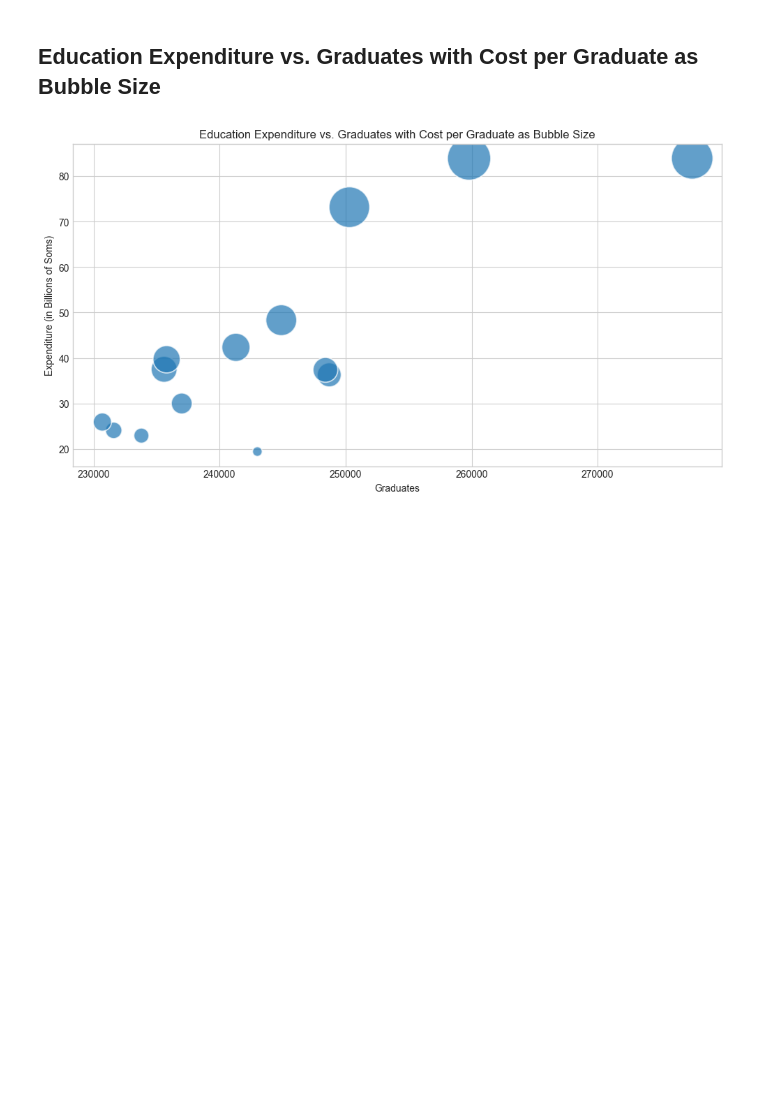
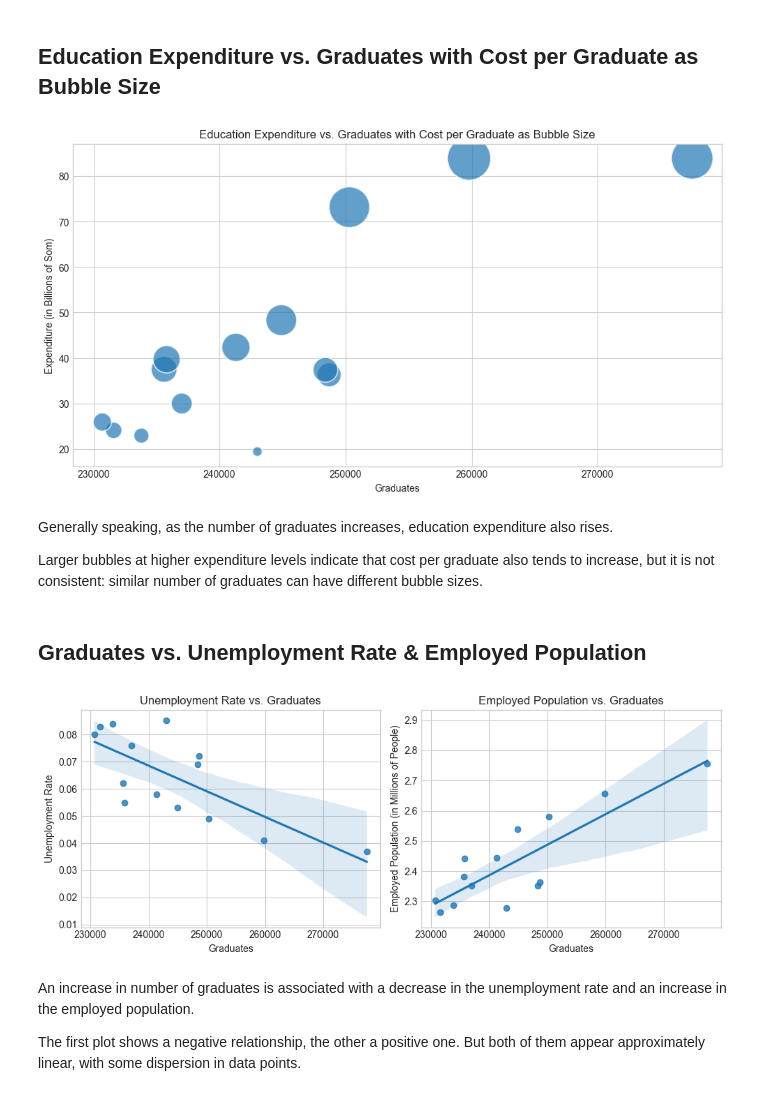
Before and after one commit to rus5sp/DAV-Project, a Jupyter notebook: eda.ipynb, the cells around one changed output. Cells and saved outputs as stored; diff of their text form; code cells hidden in the pictures; blank space fills up the shorter version.

```diff
--- a/eda.ipynb
+++ b/eda.ipynb
@@ -292,3 +311,32 @@ plt.ylabel('Expenditure (in Billions of Soms)')
 plt.show()
 # %% [output]
 [figure]
+# %% [markdown]
+Generally speaking, as the number of graduates increases, education expenditure also rises.
+
+Larger bubbles at higher expenditure levels indicate that cost per graduate also tends to increase, but it is not consistent: similar number of graduates can have different bubble sizes.
+# %% [markdown]
+## Graduates vs. Unemployment Rate & Employed Population
+# %%
+plt.figure(figsize=(10, 4))
+
+plt.subplot(1, 2, 1)
+sns.regplot(x=df['grad_total'], y=df['unemployment_rate'])
+plt.title('Unemployment Rate vs. Graduates')
+plt.xlabel('Graduates')
+plt.ylabel('Unemployment Rate')
+
+plt.subplot(1, 2, 2)
+sns.regplot(x=df['grad_total'], y=df['employed_population'] / 1000000)
+plt.title('Employed Population vs. Graduates')
+plt.xlabel('Graduates')
+plt.ylabel('Employed Population (in Millions of People)')
+
+plt.tight_layout()
+plt.show()
+# %% [output]
+[figure, added]
+# %% [markdown]
+An increase in number of graduates is associated with a decrease in the unemployment rate and an increase in the employed population.
+
+The first plot shows a negative relationship, the other a positive one. But both of them appear approximately linear, with some dispersion in data points.
```
Also changed, not shown: parts of 4 cells of this notebook.
